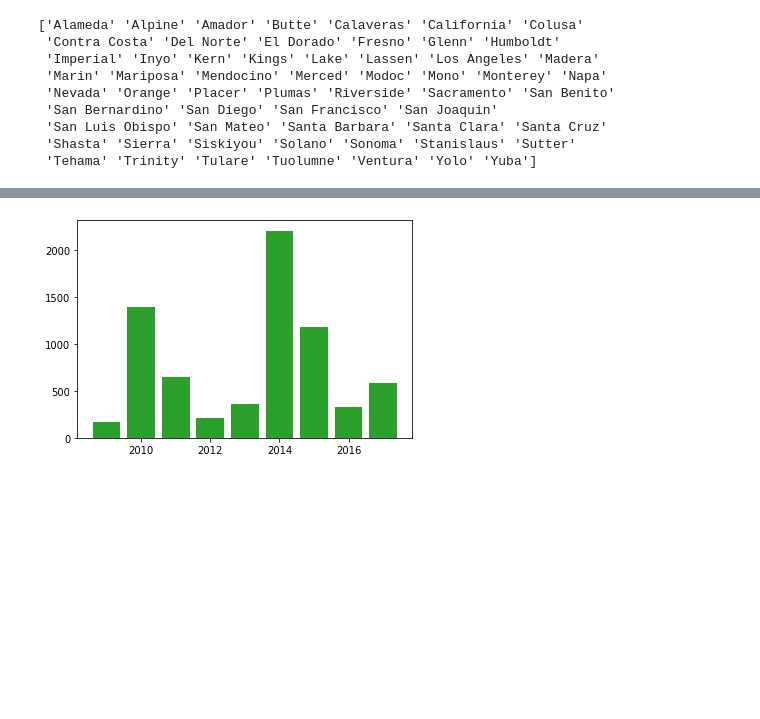
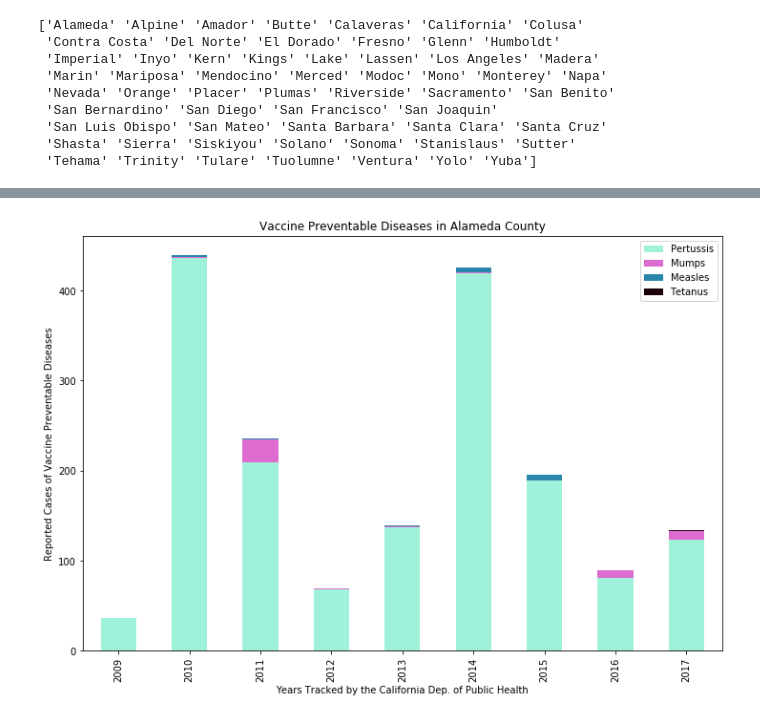
Before and after one commit to GCutaiar/group-project1, a Jupyter notebook: Resource/stackplots_grc.ipynb, the cells around one changed output, grey strips where cells are left out. Cells and saved outputs as stored; diff of their text form; code cells hidden in the pictures; blank space fills up the shorter version.

```diff
--- a/Resource/stackplots_grc.ipynb
+++ b/Resource/stackplots_grc.ipynb
@@ -114,18 +89,16 @@ plt.show()
-# %%
-ct_LA = piv_counties.loc["Los Angeles"]
-years = ct_LA.columns
-#years = [2009,2010,2011,2012,2013,2014,2015,2016,2017]
-#len_years = len(years)
-measl_count = ct_LA.iloc[0,:]
-mumps_count = ct_LA.iloc[1,:]
-pertu_count = ct_LA.iloc[2,:]
-tetan_count = ct_LA.iloc[3,:]
-diseases = [measl_count, mumps_count, pertu_count, tetan_count]
-la_meas_years = plt.bar(years,measl_count)
-la_mump_years = plt.bar(years,mumps_count)
-la_pert_years = plt.bar(years,pertu_count)
-la_teta_years = plt.bar(years,tetan_count)
-plt.show()
-#la_4_dis = ct_LA.plot.bar(x=len_years, y=diseases, stacked=True)
-# %% [output]
-[figure, removed]
+# %%
+ct_LA = dd_complete_15.loc[dd_complete_15["county"]=="Alameda"]
+pivLA_counties = ct_LA.pivot(index="year",columns="disease",values="count")
+pivLA_counties.fillna(0, inplace=True)
+#pivLA_counties.drop(["2001","2002", "2003", "2004", "2005", "2006", "2007","2008"])
+pivLA_counties.head(20)
+colors= ["#A0F1D9","#DE6BCF","#2B86AB","#1C010A"]
+pivLA_counties.loc[:,["Pertussis","Mumps","Measles","Tetanus"]].plot.bar(stacked=True,color=colors,figsize=(12,8))
+plt.title("Vaccine Preventable Diseases in Alameda County")
+plt.xlabel("Years Tracked by the California Dep. of Public Health")
+plt.ylabel("Reported Cases of Vaccine Preventable Diseases")
+plt.legend(loc="best")
+plt.savefig("Vaccine Preventable Diseases in Alameda County.png")
+plt.show()
+# %% [output]
+[figure, added]
```
Also changed, not shown: parts of 8 cells of this notebook, 4 other files.
